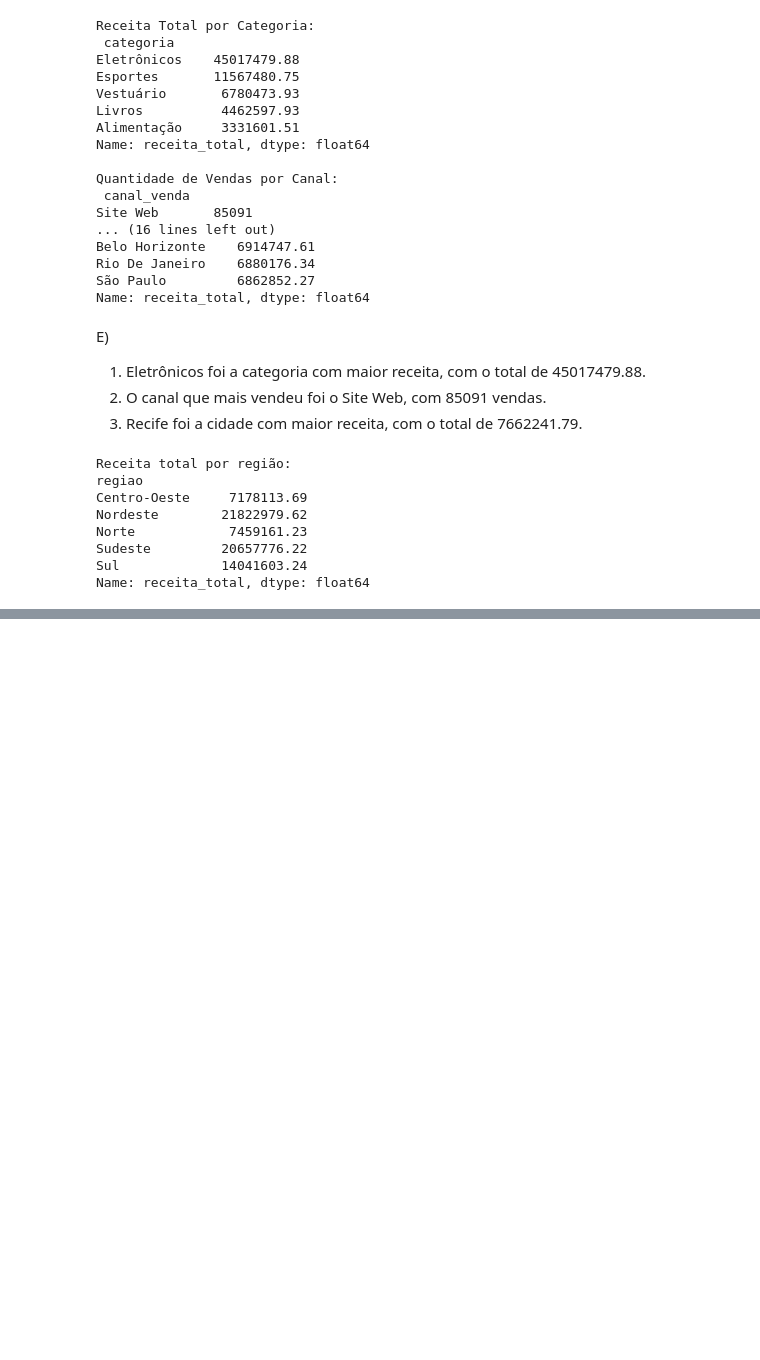
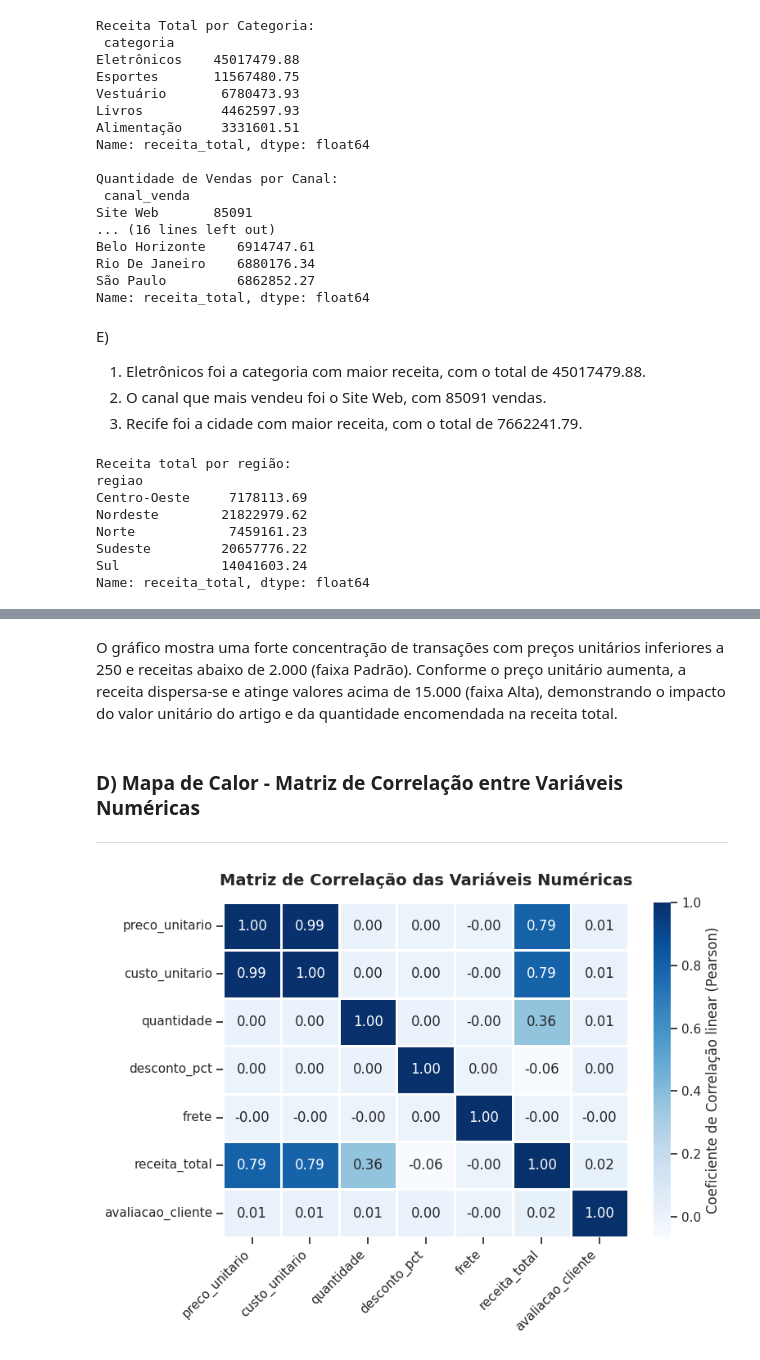
Before and after one commit to UFRJ-Analytica/ufrj-analytica-training, a Jupyter notebook: entregaveis/notebooks/caroline_nomura.ipynb, the cells around one changed output, grey strips where cells are left out. Drawn from its saved outputs; the diff is of its cells as text; code cells hidden in the pictures; blank space fills up the shorter version.

```diff
--- a/entregaveis/notebooks/caroline_nomura.ipynb
+++ b/entregaveis/notebooks/caroline_nomura.ipynb
@@ -392,0 +484,32 @@ Não consegui fazer a tempo.
+# %% [markdown]
+O gráfico mostra uma forte concentração de transações com preços unitários inferiores a 250 e receitas abaixo de 2.000 (faixa Padrão). Conforme o preço unitário aumenta, a receita dispersa-se e atinge valores acima de 15.000 (faixa Alta), demonstrando o impacto do valor unitário do artigo e da quantidade encomendada na receita total.
+# %% [markdown]
+### D) Mapa de Calor - Matriz de Correlação entre Variáveis Numéricas
+
+---
+# %%
+colunas_correlacao = [
+    'preco_unitario', 'custo_unitario', 'quantidade',
+    'desconto_pct', 'frete', 'receita_total', 'avaliacao_cliente'
+]
+
+matriz_corr = df[colunas_correlacao].corr()
+
+plt.figure(figsize=(8, 6))
+sns.heatmap(
+    matriz_corr,
+    annot=True,
+    fmt='.2f',
+    cmap='Blues',
+    linewidths=0.8,
+    linecolor='white',
+    cbar_kws={'label': 'Coeficiente de Correlação linear (Pearson)'}
+)
+
+plt.title('Matriz de Correlação das Variáveis Numéricas', fontsize=14, weight='bold', pad=15)
+plt.xticks(rotation=45, ha='right')
+plt.yticks(rotation=0)
+plt.tight_layout()
+plt.show()
+# %% [output]
+[figure, added]
```
Also changed, not shown: parts of 17 cells of this notebook.
